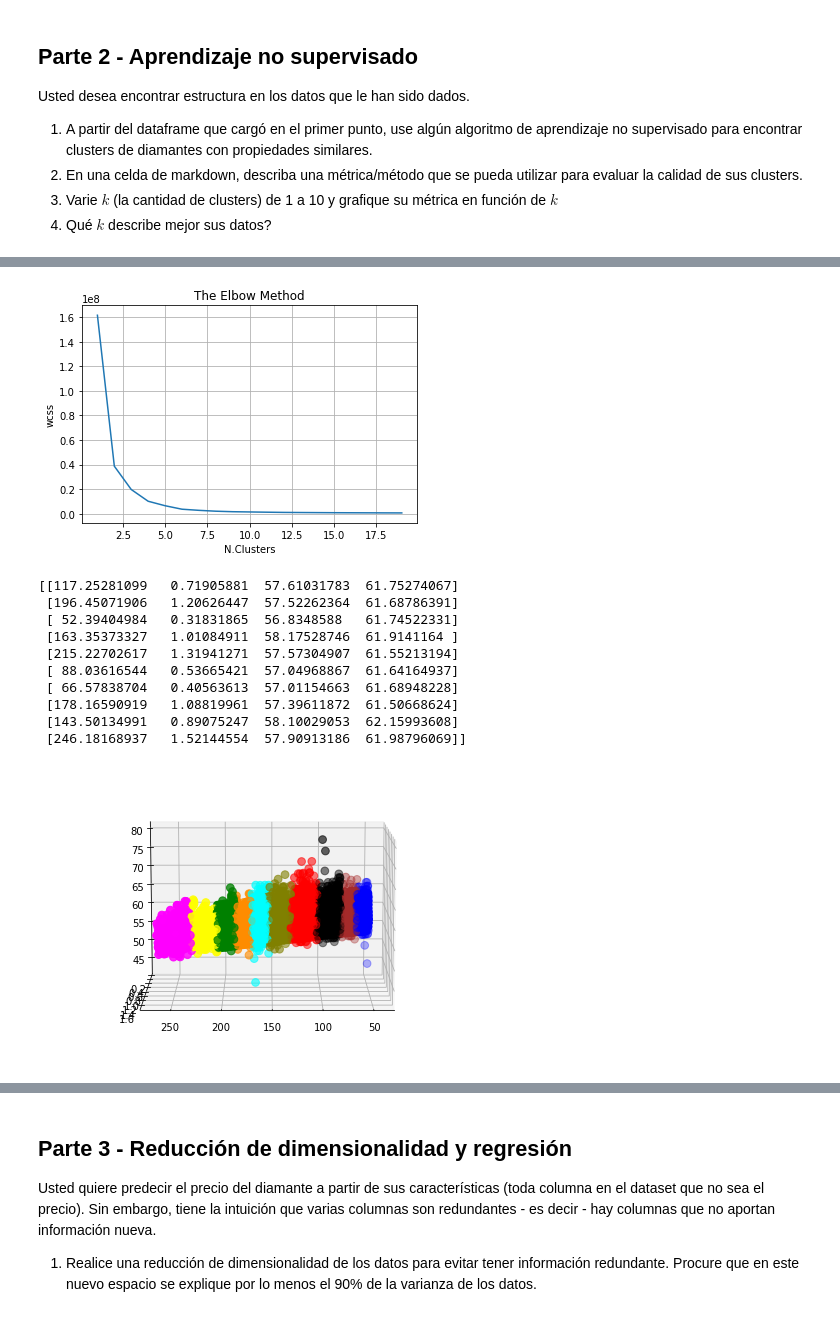
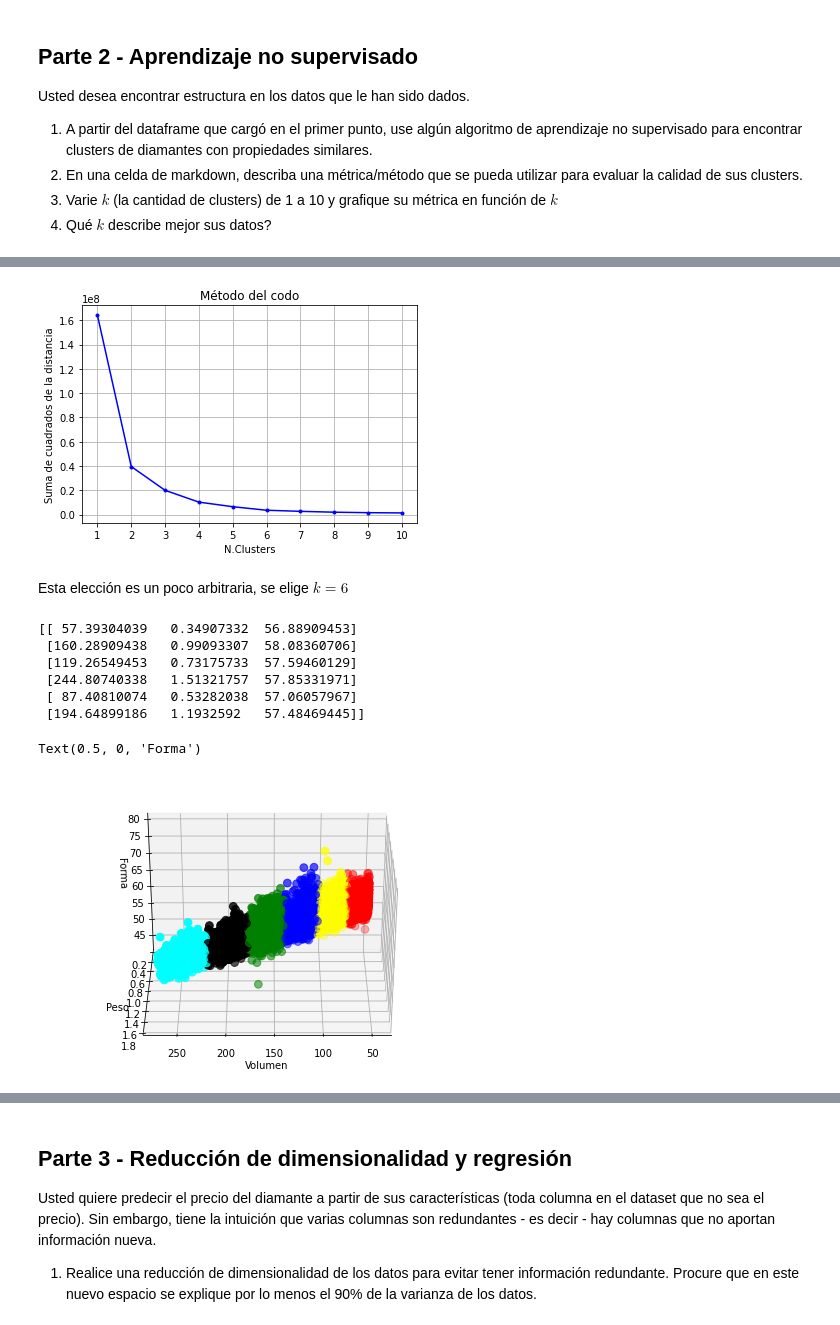
Before and after one commit to jomen93/PruebaCientificoDeDatos, a Jupyter notebook: Prueba.ipynb, the cells around one changed output, grey strips where cells are left out. Saved outputs shown, nothing was run; the diff lists cells and outputs as text; code cells hidden in the pictures.

```diff
--- a/Prueba.ipynb
+++ b/Prueba.ipynb
@@ -316,67 +323,71 @@ X.dropna(inplace=True)
 # %%
-# X = pd.concat([X, y], axis=1)
+X_clust = np.array(X[["Volumen", "carat", "table"]])
+k_fin = 10
+x_data = np.arange(1, k_fin+1)
+sse = []
+for i in range(1, k_fin+1):
+    #
+    km = KMeans(n_clusters = i, init = 'k-means++', max_iter = 100, n_init = 5, random_state = 0)
+    km.fit(X_clust)
+    sse.append(km.inertia_)
 
-X_clust = np.array(X[["Volumen", "carat", "table", "depth"]])
 
-wcss = []
-for i in range(1,20):
-    km = KMeans(n_clusters = i, init = 'k-means++', max_iter = 300, n_init = 10, random_state = 0)
-    km.fit(X_clust)
-    wcss.append(km.inertia_)
-#     wcss.append(km.score(X_clust))
-
-plt.plot(range(1,20), wcss)
-plt.title('The Elbow Method')
+plt.plot(x_data, sse, "b.")
+plt.plot(x_data, sse, "b-")
+plt.title('Método del codo')
 plt.xlabel('N.Clusters')
-plt.ylabel('wcss')
+plt.xticks(x_data, x_data)
+plt.ylabel('Suma de cuadrados de la distancia')
 plt.grid(True)
 # %% [output]
-[figure, old version]
+[figure, new version]
+# %% [markdown]
+Esta elección es un poco arbitraria, se elige $k=6$
 # %%
-km = KMeans(n_clusters = 10, random_state = 0)
+km = KMeans(n_clusters = 6, random_state = 0)
 y_means = km.fit_predict(X_clust)
 centroids = km.cluster_centers_
 print(centroids)
 # %% [output]
-[[117.25281099   0.71905881  57.61031783  61.75274067]
- [196.45071906   1.20626447  57.52262364  61.68786391]
- [ 52.39404984   0.31831865  56.8348588   61.74522331]
- [163.35373327   1.01084911  58.17528746  61.9141164 ]
- [215.22702617   1.31941271  57.57304907  61.55213194]
- [ 88.03616544   0.53665421  57.04968867  61.64164937]
- [ 66.57838704   0.40563613  57.01154663  61.68948228]
- [178.16590919   1.08819961  57.39611872  61.50668624]
- [143.50134991   0.89075247  58.10029053  62.15993608]
- [246.18168937   1.52144554  57.90913186  61.98796069]]
+[[ 57.39304039   0.34907332  56.88909453]
+ [160.28909438   0.99093307  58.08360706]
+ [119.26549453   0.73175733  57.59460129]
+ [244.80740338   1.51321757  57.85331971]
+ [ 87.40810074   0.53282038  57.06057967]
+ [194.64899186   1.1932592   57.48469445]]
 # %%
 labels = km.predict(X_clust)
 
 # Generacion de colores aleatorios dado un numero de cluster
 # dado
 
 
 colors = ["red",
           "green",
           "blue",
           "cyan",
           "yellow",
           "black",
-          "brown",
-          "darkorange",
-          "olive",
-          "magenta"
+#           "brown",
+#           "darkorange",
+#           "olive",
+#           "magenta"
          ]
 
 asignar = []
 
 for row in labels:
     asignar.append(colors[row])
 
 
 fig = plt.figure()
 ax = Axes3D(fig)
-ax.scatter(X_clust[:, 0], X_clust[:, 1], X_clust[:, 2], X_clust[:, 3], c=asignar, s=60)
-ax.scatter(centroids[:, 0], centroids[:, 1],centroids[:, 2],centroids[:, 3] ,marker="o",c=colors, s=60)
-ax.view_init(elev=10, azim=90)
+ax.scatter(X_clust[:, 0], X_clust[:, 1], X_clust[:, 2], c=asignar, s=60)
+ax.scatter(centroids[:, 0], centroids[:, 1],centroids[:, 2], c="magenta" ,marker="o", s=60)
+ax.view_init(elev=30, azim=90)
+ax.set_xlabel("Volumen")
+ax.set_ylabel("Peso")
+ax.set_zlabel("Forma")
 # %% [output]
+Text(0.5, 0, 'Forma')
-[figure, old version]
+[figure, new version]
```
Also changed, not shown: parts of 16 cells of this notebook.
